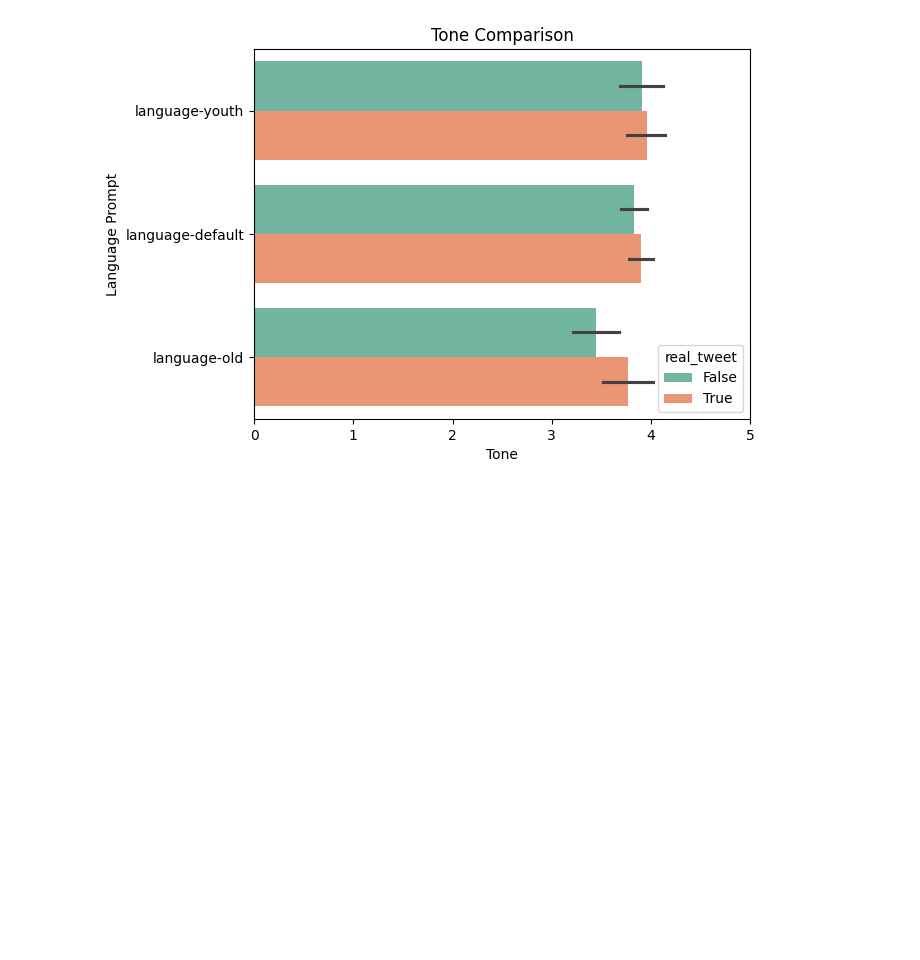
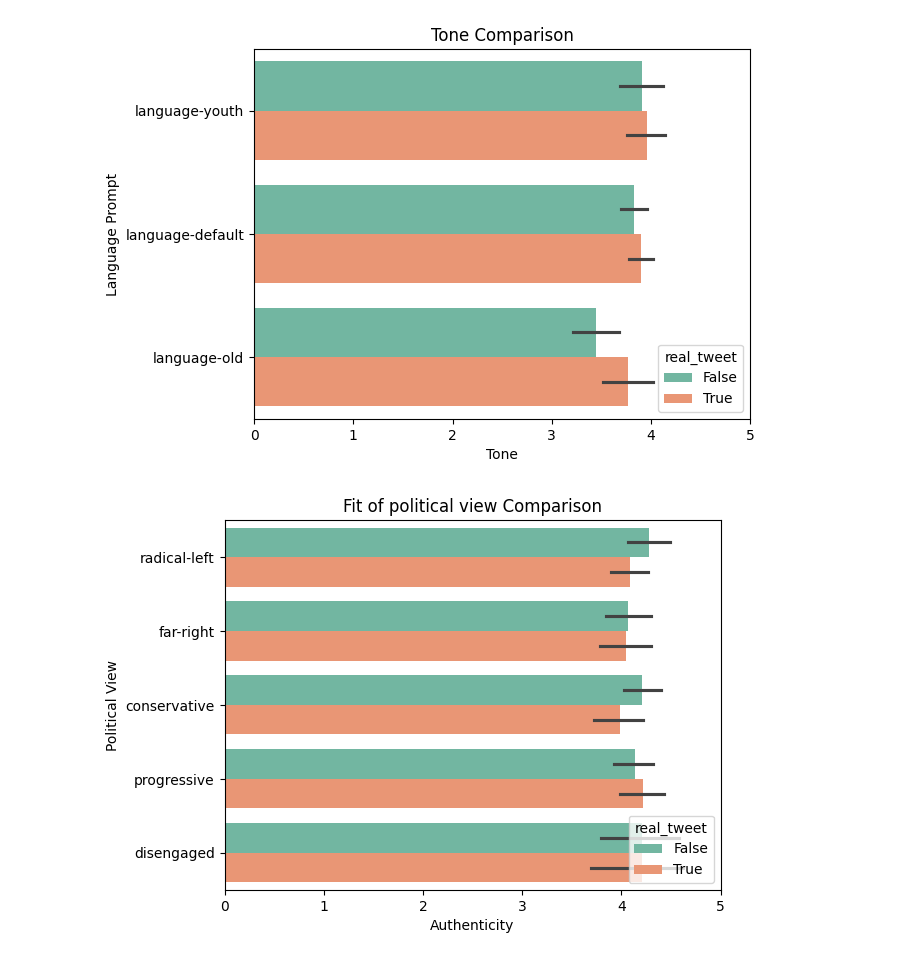
Before and after one commit to JanSt-nobot/TWON-Agents-RCS, a Jupyter notebook: experiments/RCS/0.1-Data-Processing.ipynb, the cells around one changed output. Saved outputs shown, nothing was run; the diff lists cells and outputs as text; code cells hidden in the pictures; blank space fills up the shorter version.

Commit message:
plots depending on language prompt and political view

```diff
--- a/experiments/RCS/0.1-Data-Processing.ipynb
+++ b/experiments/RCS/0.1-Data-Processing.ipynb
@@ -247,3 +247,14 @@ ax.set_ylabel('Language Prompt')
 sns.move_legend(ax, "lower right")
 # %% [output]
 [figure]
+# %%
+# compare fit of political opinion between real and generated tweets depending on political view
+colors = sns.color_palette('Set2')
+ax = sns.barplot(y='political_view', x='annotation.politics', hue='real_tweet', data=dataset, palette=colors)
+ax.set_xlim(0, 5)  # Set x-axis limit to 5
+ax.set_title('Fit of political view Comparison')
+ax.set_ylabel('Political View')
+ax.set_xlabel('Authenticity')
+sns.move_legend(ax, "lower right")
+# %% [output]
+[figure, added]
```
Also changed, not shown: parts of 1 cell of this notebook, 6 other files.
